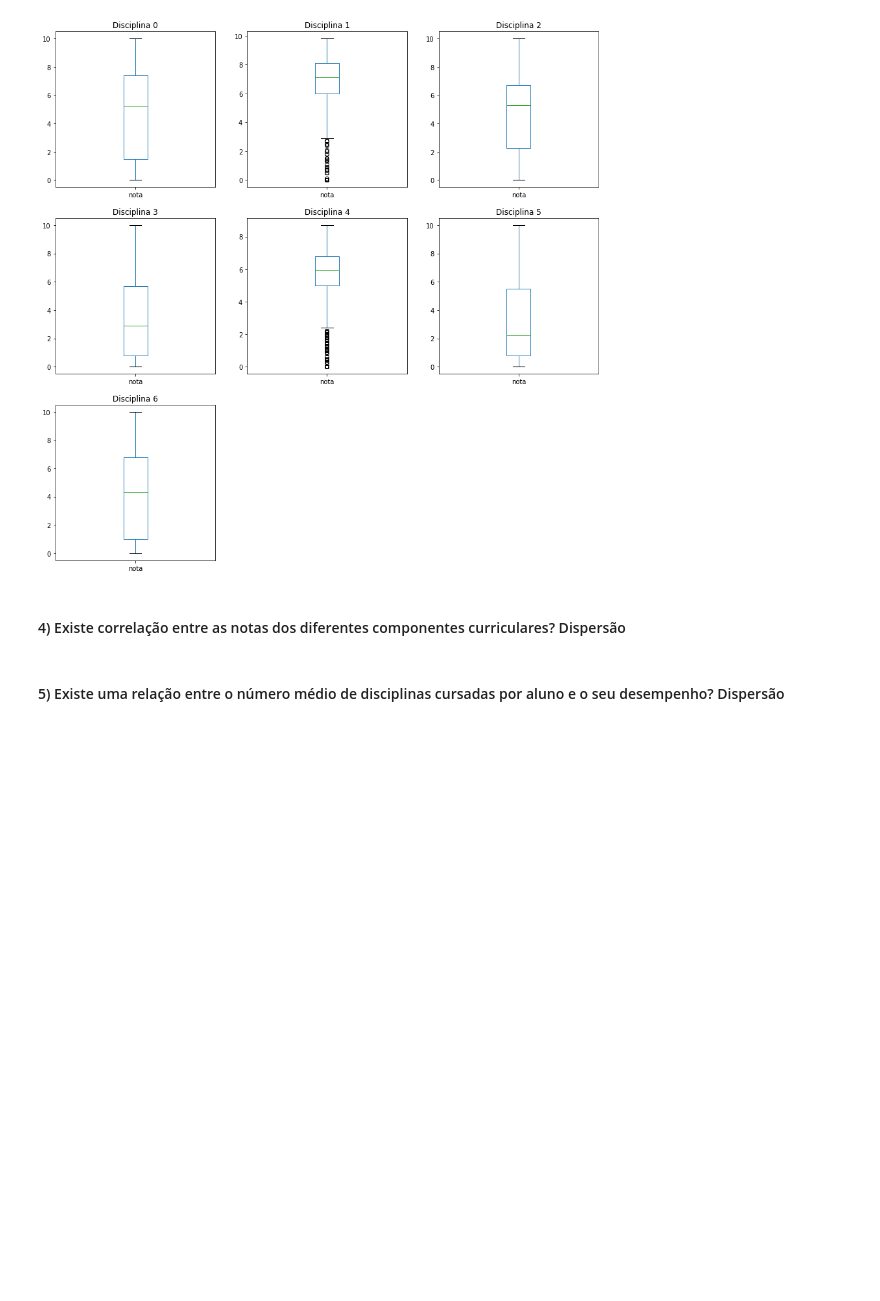
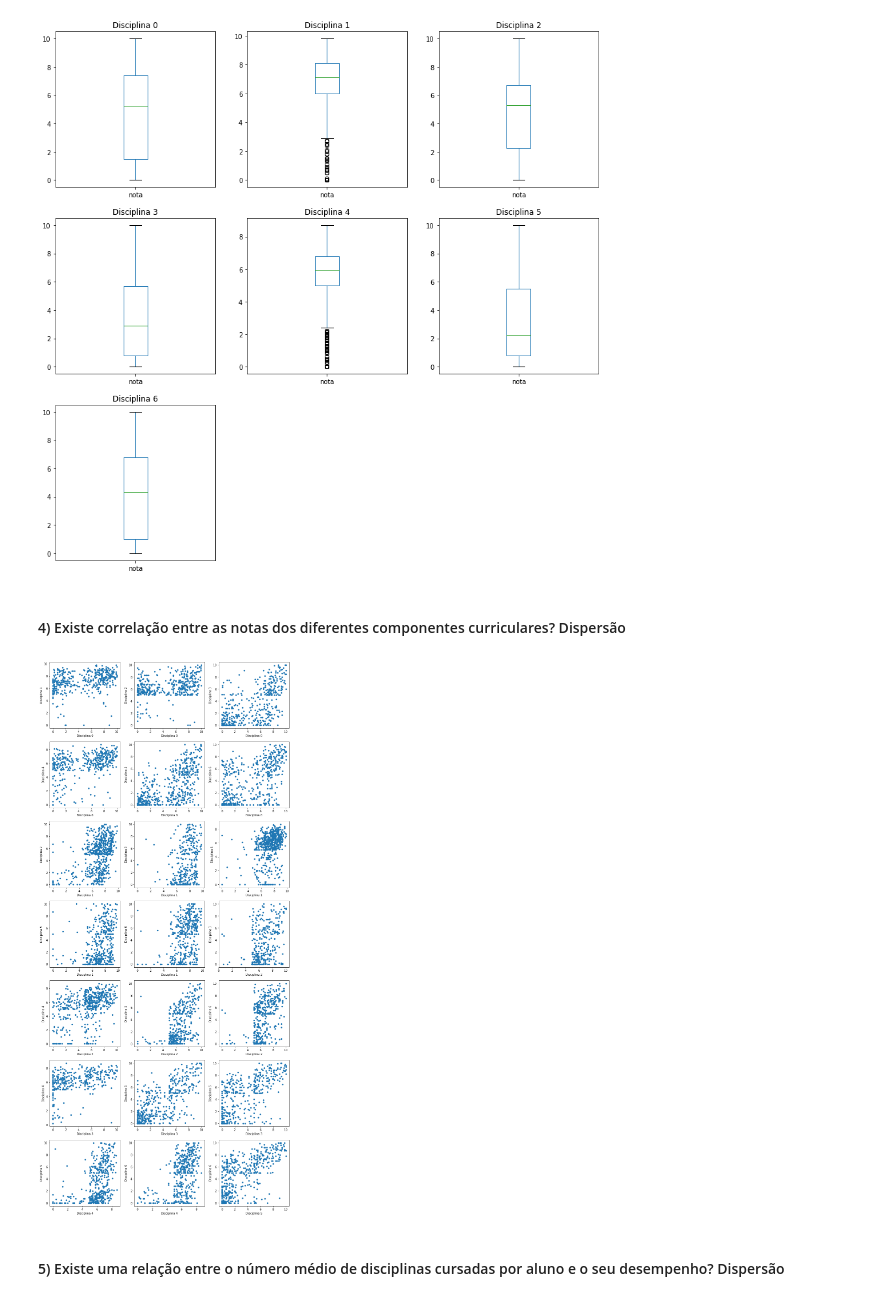
Before and after one commit to paulalps/IMD0033_Probabilidade, a Jupyter notebook: Atividades/Unidade 01/Unidade 01 - Projeto 01.ipynb, the cells around one changed output. Drawn from its saved outputs; the diff is of its cells as text; code cells hidden in the pictures; blank space fills up the shorter version.

```diff
--- a/Atividades/Unidade 01/Unidade 01 - Projeto 01.ipynb
+++ b/Atividades/Unidade 01/Unidade 01 - Projeto 01.ipynb
@@ -123,16 +123,28 @@ b)
 # %%
 alunos = {}
 discs_alunos = {}
 for i in dados['a_ID'].unique():
     discs_alunos[i] = {}
 for i in dados['disciplina_ID'].unique():
     for j in discs_geral[i]['a_ID'].unique():
         discs_alunos[j][i] = [row[7] for row in discs_geral[i].get_values() if j == row[1]]
-# fig = plt.figure(figsize=(15,15))
 for i in dados['a_ID'].unique(): # fazendo um dataframe pra cada disciplina
-    discs_alunos[i] = pd.DataFrame.from_dict(discs_alunos[i], orient='index')
-#     ax = fig.add_subplot(len(dados['disciplina_ID'].unique())/2,len(dados['disciplina_ID'].unique())/2,i+1)
-#     ax = discs_alunos[i].plot(kind='scatter',title=i,ax=ax)
+    discs_alunos[i] = pd.DataFrame.from_dict(discs_alunos[i],orient='index')
+    discs_alunos[i] = pd.DataFrame.transpose(discs_alunos[i])
+alunos_frames = [discs_alunos[i] for i in dados['a_ID'].unique()]
+alunos = pd.concat(alunos_frames)
+cont = 1
+r_max = len(dados['disciplina_ID'].unique())
+fig = plt.figure(figsize=(15,35))
+for i in range(0,r_max):
+    for j in range(i+1,r_max):
+        ax = fig.add_subplot(7,3,cont)
+        cont = cont + 1
+        ax = alunos.plot(kind='scatter',x=i,y=j,ax=ax)
+        ax.set_xlabel('Disciplina ' + str(i))
+        ax.set_ylabel('Disciplina ' + str(j))
+# %% [output]
+[figure, added]
 # %% [markdown]
 #### 5) Existe uma relação entre o  número médio de disciplinas cursadas por aluno e  o  seu desempenho? Dispersão
 # %%
```
Also changed, not shown: parts of 3 cells of this notebook.
